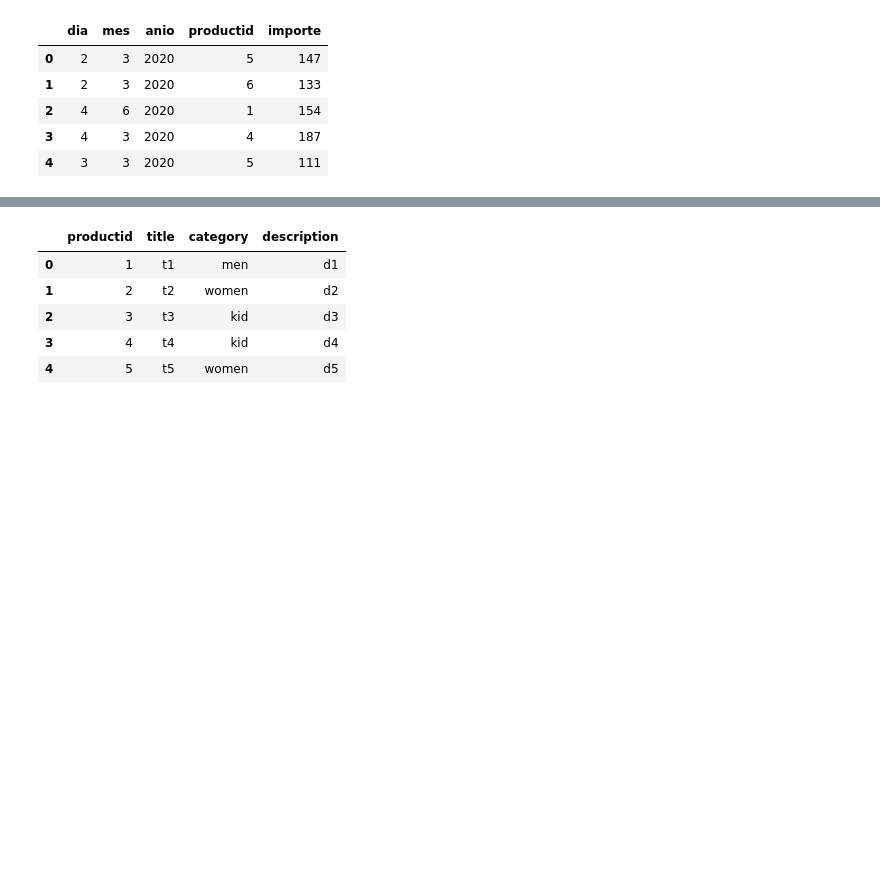
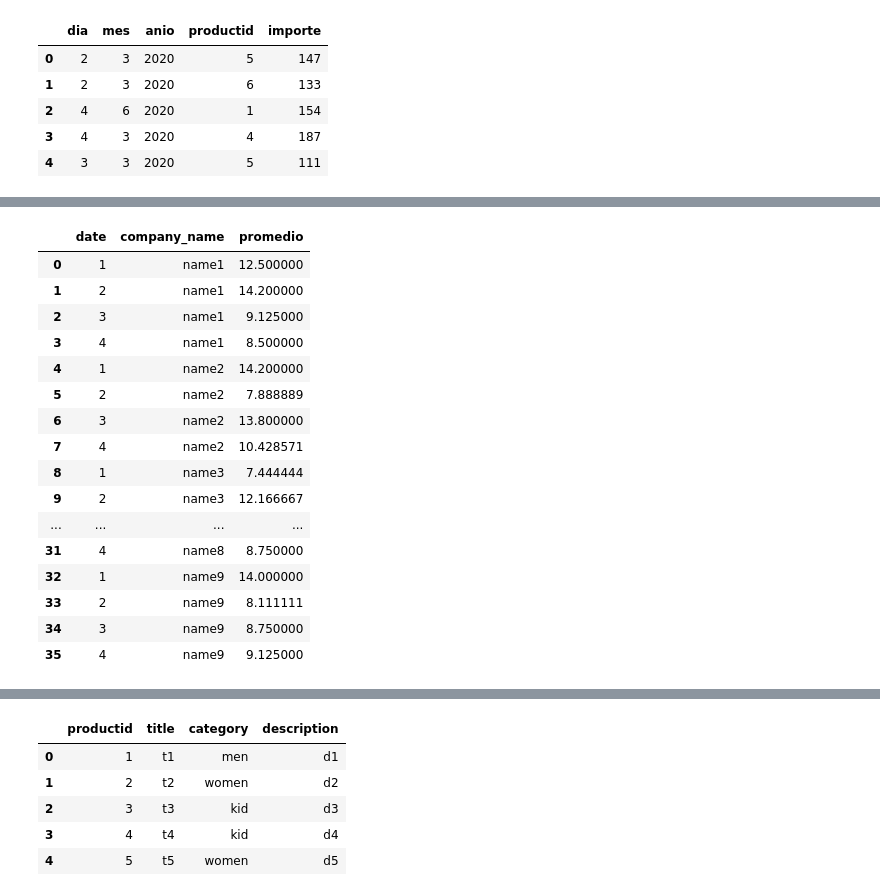
Before and after one commit to patopizzini/datos_practica, a Jupyter notebook: 03parciales/parciales_pandas.ipynb, the cells around one changed output, grey strips where cells are left out. Saved outputs shown, nothing was run; the diff lists cells and outputs as text; code cells hidden in the pictures; blank space fills up the shorter version.

```diff
--- a/03parciales/parciales_pandas.ipynb
+++ b/03parciales/parciales_pandas.ipynb
@@ -465,0 +597,3 @@ sales.head()
+# %%
+nyse_daily = pd.read_csv('data/nyse_daily.csv', sep=';')
+sp500 = pd.read_csv('data/s&p500.csv', sep=';')
@@ -465,0 +618,22 @@ sales.head()
+# %%
+nyse_daily['promedio'] = (nyse_daily['open']+nyse_daily['measure_midday']+nyse_daily['measure_afternoon']+nyse_daily['close'])/nyse_daily['volume']
+nyse_daily_nombre = nyse_daily.merge(sp500, on='symbol')[['date','company_name','promedio']]
+nyse_daily_nombre.head(50)
+# %% [output]
+|  | date | company_name | promedio |
+| 0 | 1 | name1 | 12.500000 |
+| 1 | 2 | name1 | 14.200000 |
+| 2 | 3 | name1 | 9.125000 |
+| 3 | 4 | name1 | 8.500000 |
+| 4 | 1 | name2 | 14.200000 |
+| 5 | 2 | name2 | 7.888889 |
+| 6 | 3 | name2 | 13.800000 |
+| 7 | 4 | name2 | 10.428571 |
+| 8 | 1 | name3 | 7.444444 |
+| 9 | 2 | name3 | 12.166667 |
+| ... | ... | ... | ... |
+| 31 | 4 | name8 | 8.750000 |
+| 32 | 1 | name9 | 14.000000 |
+| 33 | 2 | name9 | 8.111111 |
+| 34 | 3 | name9 | 8.750000 |
+| 35 | 4 | name9 | 9.125000 |
```
Also changed, not shown: parts of 32 cells of this notebook, 3 other files.
